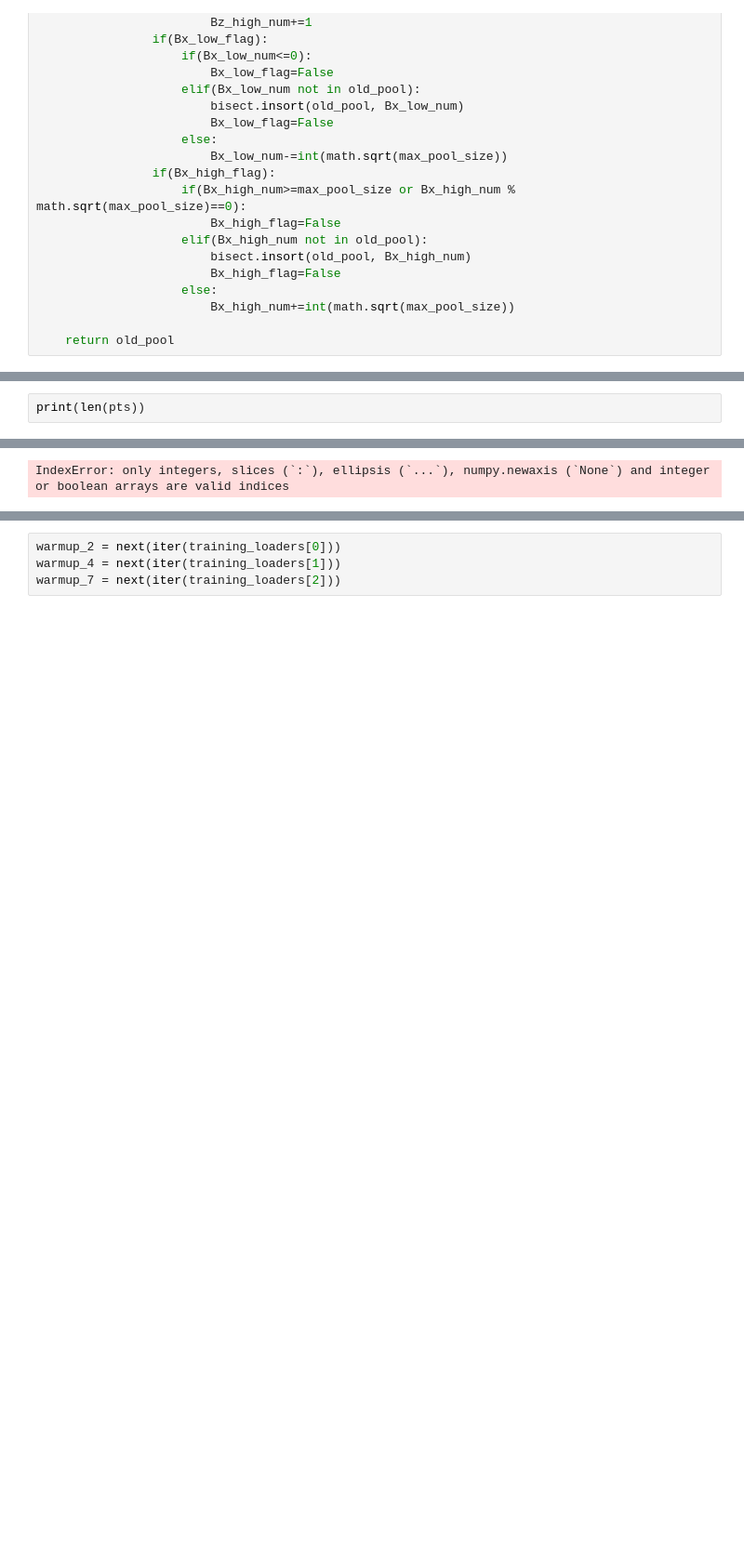
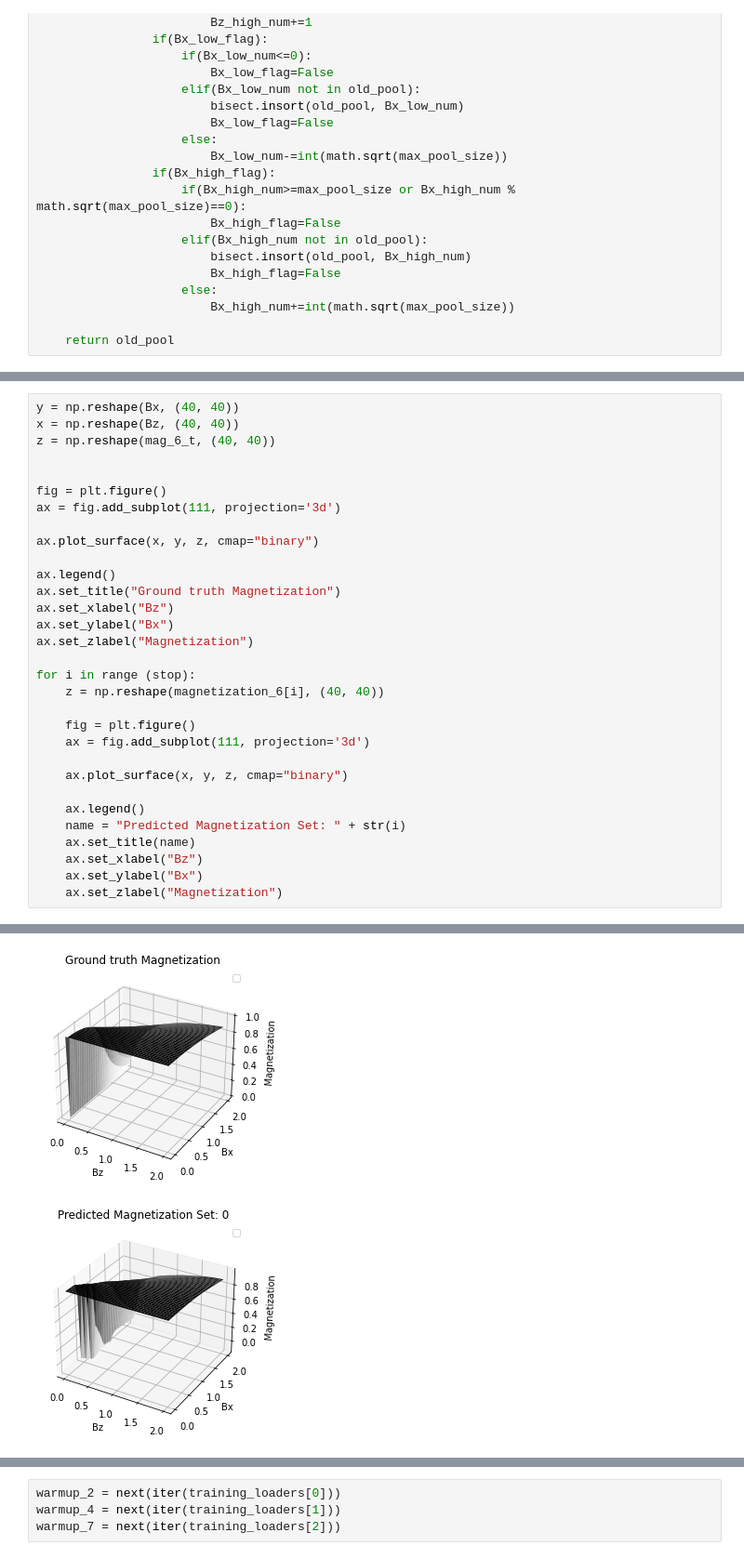
Before and after one commit to szaman19/MPSML, a Jupyter notebook: code/mps/Active_Learning.ipynb, the cells around one changed output, grey strips where cells are left out. Shown at 93% size. Saved outputs shown, nothing was run; the diff lists cells and outputs as text; blank space fills up the shorter version.

```diff
--- a/code/mps/Active_Learning.ipynb
+++ b/code/mps/Active_Learning.ipynb
@@ -472,3 +490,32 @@ ValueError: cannot reshape array of size 1000 into shape (40,40)
 # %%
-print(len(pts))
+y = np.reshape(Bx, (40, 40))
+x = np.reshape(Bz, (40, 40))
+z = np.reshape(mag_6_t, (40, 40))
+
+
+fig = plt.figure()
+ax = fig.add_subplot(111, projection='3d')
+
+ax.plot_surface(x, y, z, cmap="binary")
+
+ax.legend()
+ax.set_title("Ground truth Magnetization")
+ax.set_xlabel("Bz")
+ax.set_ylabel("Bx")
+ax.set_zlabel("Magnetization")
+
+for i in range (stop):
+    z = np.reshape(magnetization_6[i], (40, 40))
+
+    fig = plt.figure()
+    ax = fig.add_subplot(111, projection='3d')
+
+    ax.plot_surface(x, y, z, cmap="binary")
+
+    ax.legend()
+    name = "Predicted Magnetization Set: " + str(i)
+    ax.set_title(name)
+    ax.set_xlabel("Bz")
+    ax.set_ylabel("Bx")
+    ax.set_zlabel("Magnetization")
 # %% [output]
@@ -476 +530,2 @@ print(len(pts))
-IndexError: only integers, slices (`:`), ellipsis (`...`), numpy.newaxis (`None`) and integer or boolean arrays are valid indices
+[figure, added]
+[figure, added]
```
Also changed, not shown: parts of 5 cells of this notebook, 3 other files.
